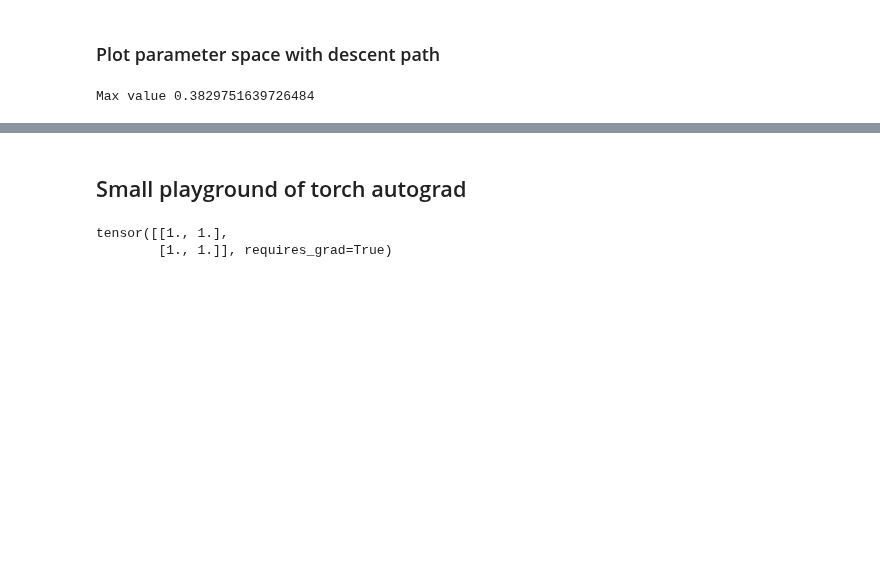
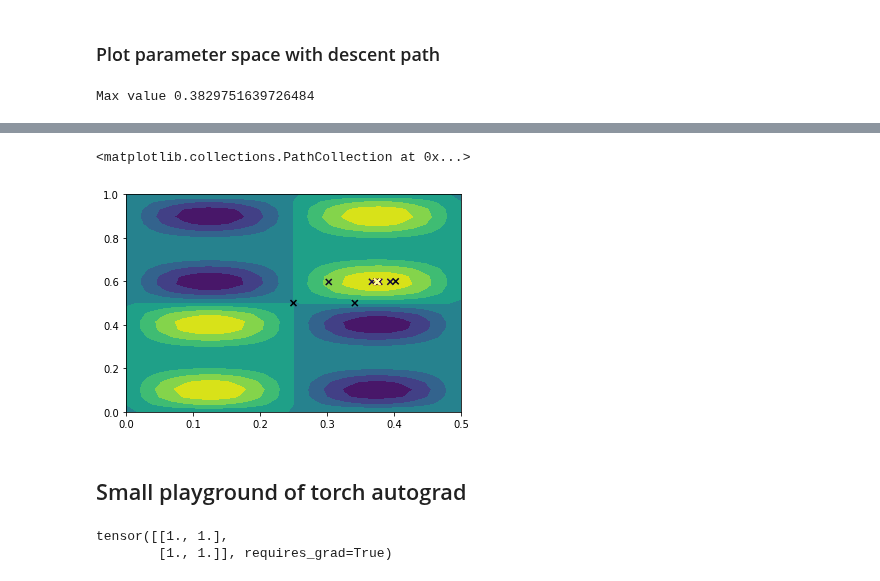
Before and after one commit to danlkv/QTensor, a Jupyter notebook: examples/Variational parameters optimization.ipynb, the cells around one changed output, grey strips where cells are left out. Cells and saved outputs as stored; diff of their text form; code cells hidden in the pictures; blank space fills up the shorter version.

```diff
--- a/examples/Variational parameters optimization.ipynb
+++ b/examples/Variational parameters optimization.ipynb
@@ -201,3 +261,11 @@ plt.scatter(betas, gammas, marker='x', c=range(len(param_history)), cmap='infern
+# %%
+plt.contourf(beta_arr, gamma_arr, np.real(arr).reshape(len(gamma_arr), len(beta_arr)))
+
+gammas, betas = zip(*param_history)
+plt.scatter(betas, gammas, marker='x', c=range(len(param_history)), cmap='inferno')
+# %% [output]
+<matplotlib.collections.PathCollection at 0x...>
+[figure, added]
 # %% [markdown]
 ## Small playground of torch autograd
 # %%
```
Also changed, not shown: parts of 15 cells of this notebook, 1 other file.
